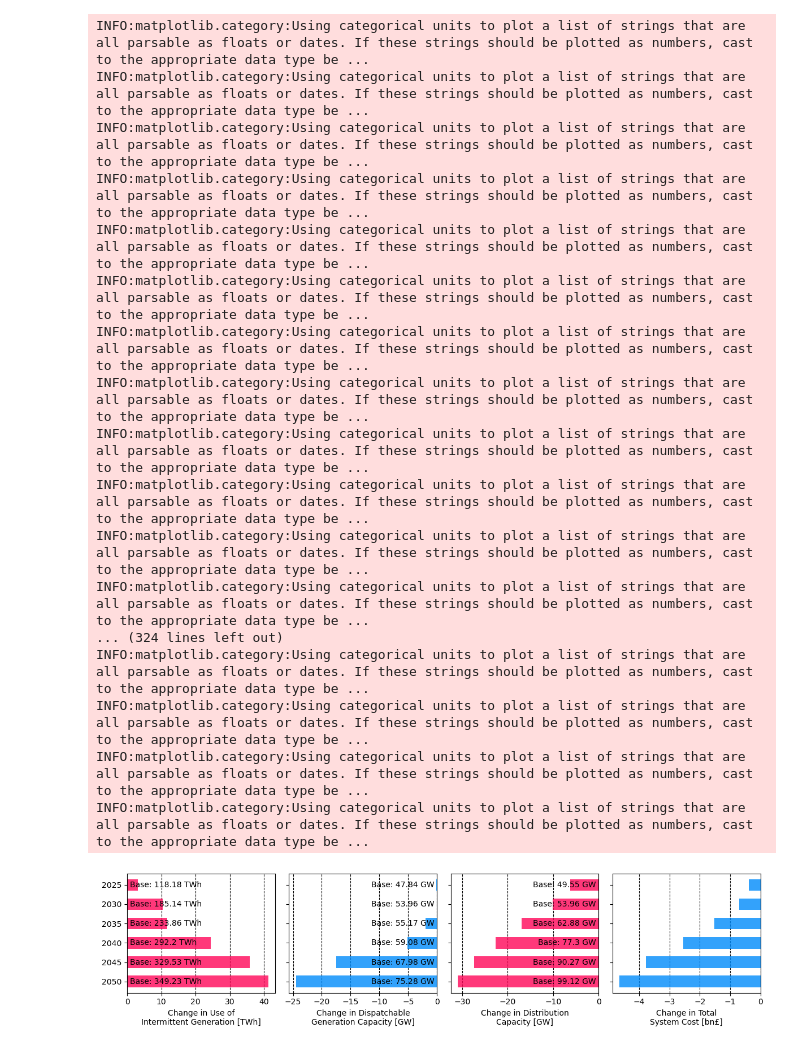
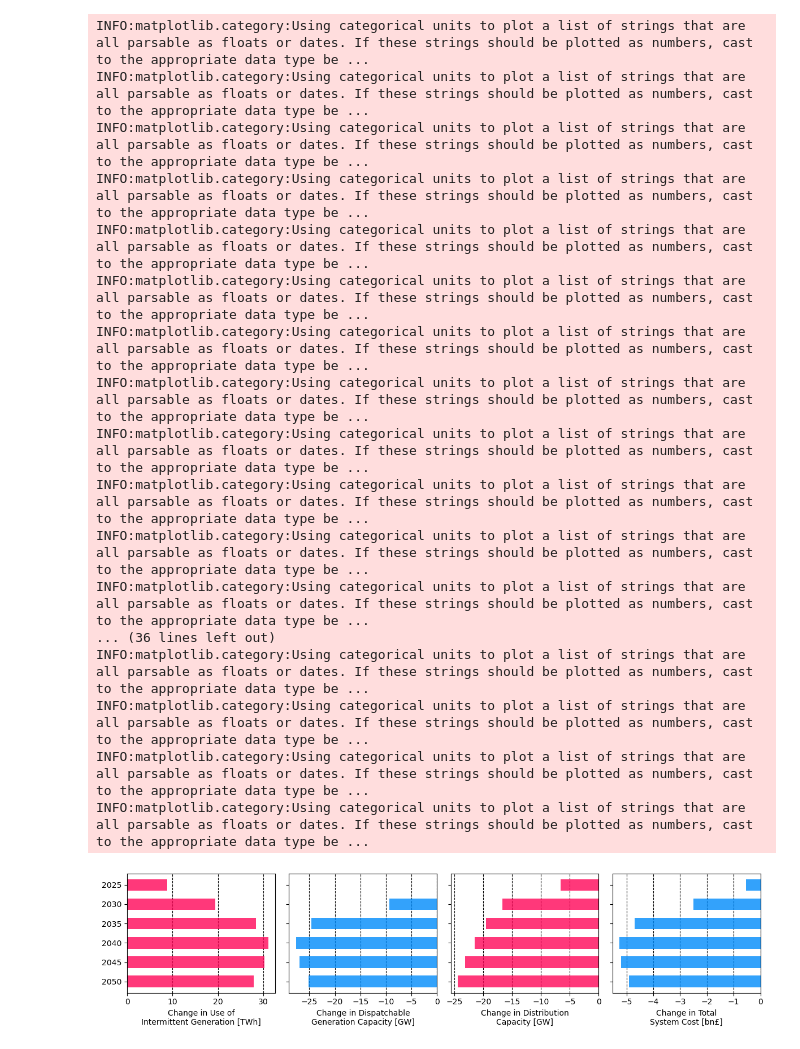
Before and after one commit to LukasFrankenQ/pypsa-fes, a Jupyter notebook: notebooks/new_main_results.ipynb, the cells around one changed output. Cells and saved outputs as stored; diff of their text form; code cells hidden in the pictures.

Commit message:
updated plotting

```diff
--- a/notebooks/new_main_results.ipynb
+++ b/notebooks/new_main_results.ipynb
@@ -4,11 +4,13 @@ import numpy as np
 from pathlib import Path
 import matplotlib.pyplot as plt
 import geopandas as gpd
+import warnings
+warnings.filterwarnings("ignore")
 
 idx = pd.IndexSlice
 
-scenario = "FS"
-ll = "historic"
+scenario = "LW"
+ll = "hnd"
 
 data = pd.read_csv(
     Path.cwd().parent /
@@ -77,5 +140,9 @@ INFO:pypsa.io:Imported network elec_s_ec_lhistoric__int-tank-ss-v2g_FS_2040.nc h
 # %%
 from itertools import cycle
+
+with_text = False
+with_partial = False
+save = False
 
 fig, axs = plt.subplots(1, 4, figsize=(12, 3))
 
@@ -93,13 +160,15 @@ indexes = {
 }
 
 plotted_quants = ["int", "cap", "dis", "cos"]
+# plotted_quants = ["cos"]
 for ax, name, color in zip(axs, plotted_quants, cycle([c1, c2])):
-
-    df = data.groupby(level=1).sum()
 
     if name == 'int': fac = 1e-6
     elif name == 'cos': fac = 1e-9
     else: fac = 1e-3
+
+    df = data.groupby(level=1).sum()
+    partial_df = partial_results[name].copy()
 
     if name in ["int", "cap"]:
         df = df.loc[indexes[name]].sum()
@@ -109,6 +178,7 @@ for ax, name, color in zip(axs, plotted_quants, cycle([c1, c2])):
         df = df.loc[indexes[name]]
 
     df = df.mul(fac)
+    partial_df = partial_df.mul(fac)
 
     widths = []
     ls = []
@@ -125,7 +195,7 @@ for ax, name, color in zip(axs, plotted_quants, cycle([c1, c2])):
         bases.append(year_df.loc["no flex"])
 
 
-    for year in sorted(df.index.get_level_values(1).unique().astype(int))[::-1]:
+    for i, year in enumerate(sorted(df.index.get_level_values(1).unique().astype(int))[::-1]):
 
         year = str(year)
 
@@ -137,9 +207,31 @@ for ax, name, color in zip(axs, plotted_quants, cycle([c1, c2])):
         if name == "int":
             ax.barh(year, width, color=color, **barh_kwargs)
 
+            if with_partial:
+                partial_width = partial_df.loc[year] - l
+                ax.plot(
+                    [partial_width, partial_width],
+                    [i - barh_kwargs['height'], i + barh_kwargs['height']],
+                    color="k",
+                    linewidth=2,
+                    linestyle="dashed",
+                    )
+
         else:
             ax.barh(year, -width, color=color, **barh_kwargs)
 
+            if with_partial:
+                partial_width = r - partial_df.loc[year]
+                ax.plot(
+                    [-partial_width, -partial_width],
+                    [i - barh_kwargs['height'], i + barh_kwargs['height']],
+                    color="k",
+                    linewidth=2,
+                    linestyle="dashed",
+                    )
+
+
+    if not with_text or name == "cos": continue
 
     for (i, year), w in zip(enumerate(sorted(df.index.get_level_values(1).unique().astype(int))[::-1]), widths):
 
@@ -147,8 +239,6 @@ for ax, name, color in zip(axs, plotted_quants, cycle([c1, c2])):
             ha = "left"
             mul = 1.
             unit = "TWh"
-        elif name == "cos":
-            continue
         else:
             ha = "right"
             mul = -1.
@@ -162,6 +252,7 @@ for ax, name, color in zip(axs, plotted_quants, cycle([c1, c2])):
             va='center',
             ha=ha,
             )
+
 
 for ax in axs[1:]:
     ax.set_yticklabels("")
@@ -174,33 +265,34 @@ ylabels = {
     'int': "Change in Use of\nIntermittent Generation [TWh]",
     'cap': "Change in Dispatchable\nGeneration Capacity [GW]",
     'tra': "Change in Transmission\nCapacity [GW]",
     'dis': "Change in Distribution\nCapacity [GW]",
     'cos': "Change in Total\nSystem Cost [bn£]"
 }
 
 for ax, l in zip(axs, plotted_quants):
     ax.set_xlabel(ylabels[l])
 
 plt.tight_layout()
 
-plt.savefig(f"whole_system_change_{ll}_{scenario}.pdf")
+if save:
+    plt.savefig(f"whole_system_change_{ll}_{scenario}.pdf")
 plt.show()
 # %% [output]
 INFO:matplotlib.category:Using categorical units to plot a list of strings that are all parsable as floats or dates. If these strings should be plotted as numbers, cast to the appropriate data type be ...
 INFO:matplotlib.category:Using categorical units to plot a list of strings that are all parsable as floats or dates. If these strings should be plotted as numbers, cast to the appropriate data type be ...
 INFO:matplotlib.category:Using categorical units to plot a list of strings that are all parsable as floats or dates. If these strings should be plotted as numbers, cast to the appropriate data type be ...
 INFO:matplotlib.category:Using categorical units to plot a list of strings that are all parsable as floats or dates. If these strings should be plotted as numbers, cast to the appropriate data type be ...
 INFO:matplotlib.category:Using categorical units to plot a list of strings that are all parsable as floats or dates. If these strings should be plotted as numbers, cast to the appropriate data type be ...
 INFO:matplotlib.category:Using categorical units to plot a list of strings that are all parsable as floats or dates. If these strings should be plotted as numbers, cast to the appropriate data type be ...
 INFO:matplotlib.category:Using categorical units to plot a list of strings that are all parsable as floats or dates. If these strings should be plotted as numbers, cast to the appropriate data type be ...
 INFO:matplotlib.category:Using categorical units to plot a list of strings that are all parsable as floats or dates. If these strings should be plotted as numbers, cast to the appropriate data type be ...
 INFO:matplotlib.category:Using categorical units to plot a list of strings that are all parsable as floats or dates. If these strings should be plotted as numbers, cast to the appropriate data type be ...
 INFO:matplotlib.category:Using categorical units to plot a list of strings that are all parsable as floats or dates. If these strings should be plotted as numbers, cast to the appropriate data type be ...
 INFO:matplotlib.category:Using categorical units to plot a list of strings that are all parsable as floats or dates. If these strings should be plotted as numbers, cast to the appropriate data type be ...
 INFO:matplotlib.category:Using categorical units to plot a list of strings that are all parsable as floats or dates. If these strings should be plotted as numbers, cast to the appropriate data type be ...
-... (324 lines left out)
+... (36 lines left out)
 INFO:matplotlib.category:Using categorical units to plot a list of strings that are all parsable as floats or dates. If these strings should be plotted as numbers, cast to the appropriate data type be ...
 INFO:matplotlib.category:Using categorical units to plot a list of strings that are all parsable as floats or dates. If these strings should be plotted as numbers, cast to the appropriate data type be ...
 INFO:matplotlib.category:Using categorical units to plot a list of strings that are all parsable as floats or dates. If these strings should be plotted as numbers, cast to the appropriate data type be ...
 INFO:matplotlib.category:Using categorical units to plot a list of strings that are all parsable as floats or dates. If these strings should be plotted as numbers, cast to the appropriate data type be ...
-[figure, old version]
+[figure, new version]
```
Also changed, not shown: parts of 6 cells of this notebook, 5 other files.
